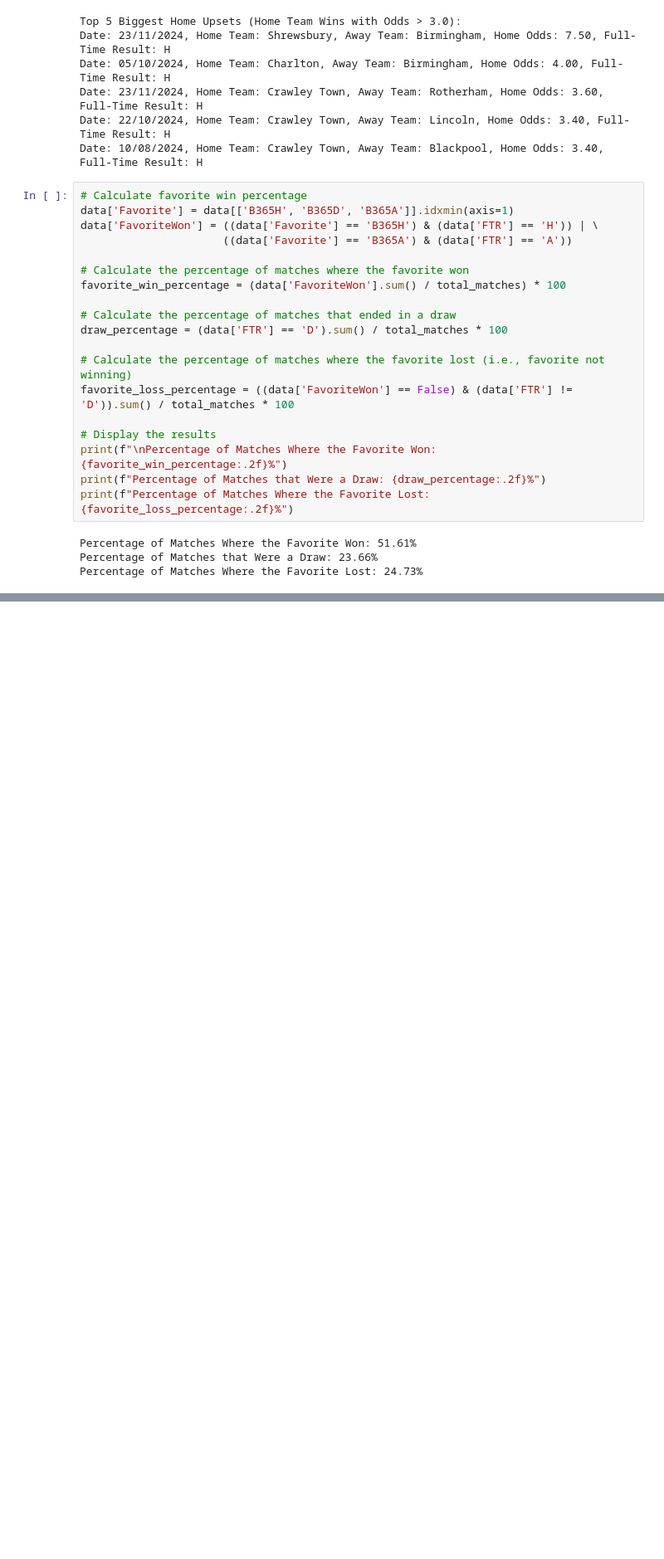
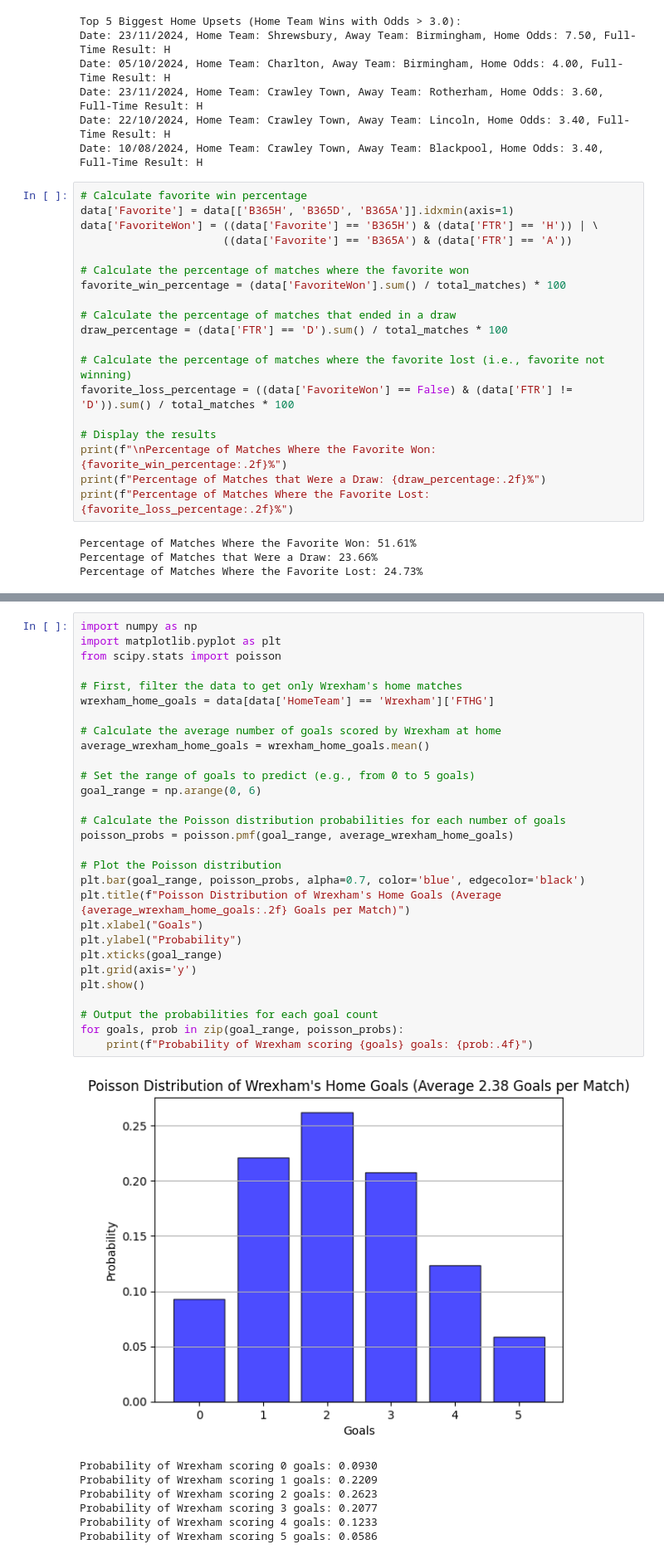
Before and after one commit to flynnjim/sports-modelling, a Jupyter notebook: sports-model.ipynb, the cells around one changed output, grey strips where cells are left out. Shown at 83% size. Saved outputs shown, nothing was run; the diff lists cells and outputs as text; blank space fills up the shorter version.

```diff
--- a/sports-model.ipynb
+++ b/sports-model.ipynb
@@ -167,0 +290,37 @@ Percentage of Matches Where the Favorite Lost: 24.73%
+# %%
+import numpy as np
+import matplotlib.pyplot as plt
+from scipy.stats import poisson
+
+# First, filter the data to get only Wrexham's home matches
+wrexham_home_goals = data[data['HomeTeam'] == 'Wrexham']['FTHG']
+
+# Calculate the average number of goals scored by Wrexham at home
+average_wrexham_home_goals = wrexham_home_goals.mean()
+
+# Set the range of goals to predict (e.g., from 0 to 5 goals)
+goal_range = np.arange(0, 6)
+
+# Calculate the Poisson distribution probabilities for each number of goals
+poisson_probs = poisson.pmf(goal_range, average_wrexham_home_goals)
+
+# Plot the Poisson distribution
+plt.bar(goal_range, poisson_probs, alpha=0.7, color='blue', edgecolor='black')
+plt.title(f"Poisson Distribution of Wrexham's Home Goals (Average {average_wrexham_home_goals:.2f} Goals per Match)")
+plt.xlabel("Goals")
+plt.ylabel("Probability")
+plt.xticks(goal_range)
+plt.grid(axis='y')
+plt.show()
+
+# Output the probabilities for each goal count
+for goals, prob in zip(goal_range, poisson_probs):
+    print(f"Probability of Wrexham scoring {goals} goals: {prob:.4f}")
+# %% [output]
+[figure, added]
+Probability of Wrexham scoring 0 goals: 0.0930
+Probability of Wrexham scoring 1 goals: 0.2209
+Probability of Wrexham scoring 2 goals: 0.2623
+Probability of Wrexham scoring 3 goals: 0.2077
+Probability of Wrexham scoring 4 goals: 0.1233
+Probability of Wrexham scoring 5 goals: 0.0586
```
Also changed, not shown: parts of 11 cells of this notebook.
